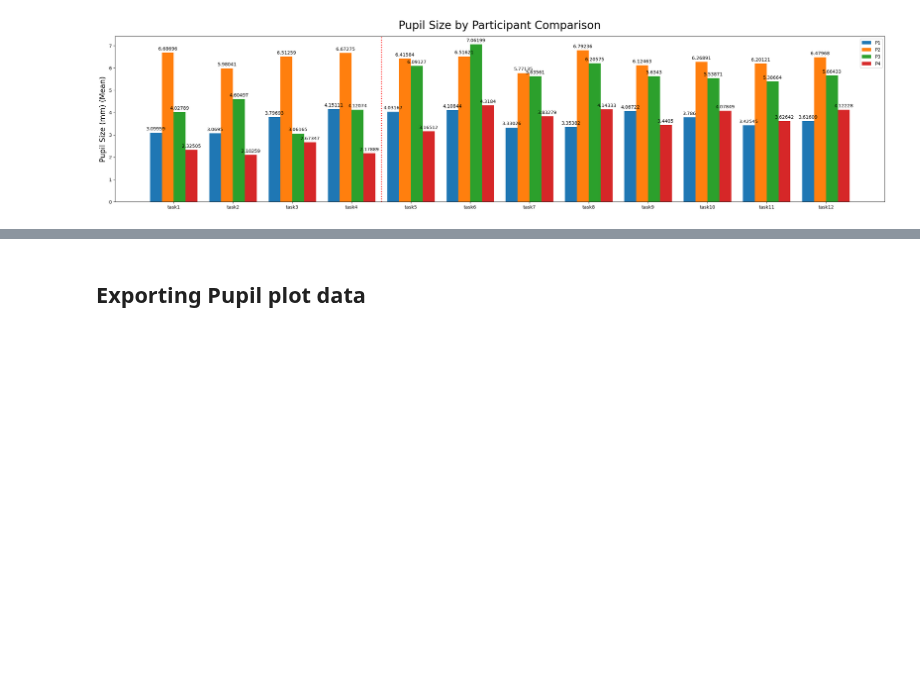
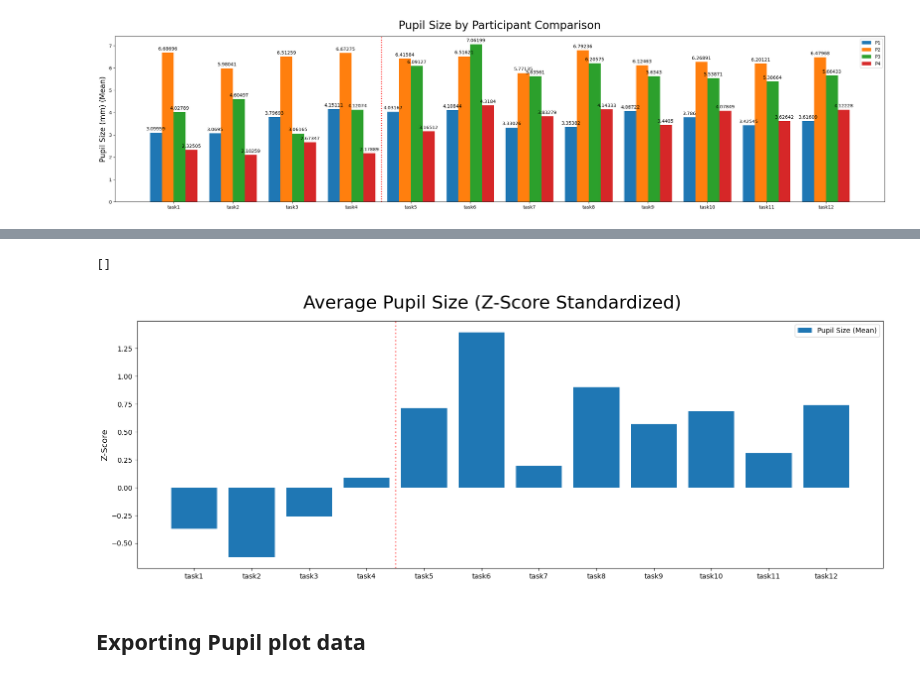
Before and after one commit to wnetzel/Pilot-Study, a Jupyter notebook: Notebooks/Pupils.ipynb, the cells around one changed output, grey strips where cells are left out. Drawn from its saved outputs; the diff is of its cells as text; code cells hidden in the pictures; blank space fills up the shorter version.

```diff
--- a/Notebooks/Pupils.ipynb
+++ b/Notebooks/Pupils.ipynb
@@ -482,0 +505,14 @@ plt.show()
+# %%
+# Making a new dataframe for Z-score means
+task_avg = pd.DataFrame(index=np.arange(1,13))
+task_avg.index.name = 'Task'
+
+# Using the Z-score values
+for prt in avg_pup_dict:
+    prt_avg = []
+    for tsk in avg_pup_dict[prt]:
+        prt_avg.append(avg_pup_dict[prt][tsk][tsk+'_zscore'])
+    task_avg[prt] = prt_avg
+
+# Adding column with Means
+task_avg['task_mean'] = task_avg.mean(axis=1)
@@ -483,3 +536,23 @@ plt.show()
+# %%
+fig, ax = plt.subplots(figsize=(16,6))
+
+fig.suptitle('Average Pupil Size (Z-Score Standardized)', fontsize=26)
+
+ax.bar(labels, task_avg['task_mean'], label='Pupil Size (Mean)')
+
+ax.set_ylabel('Z-Score', fontsize=12)
+
+# Border between Impro and Scales
+ax.axvline(x=3.5, ls=':', lw=2, c='r', alpha=0.5)
+
+ax.legend()
+
+plt.tight_layout()
+plt.savefig("./plots/pup_avg.pdf")
+plt.plot()
+# %% [output]
+[]
+[figure, added]
 # %% [markdown]
 ## Exporting Pupil plot data
 # %%
```
Also changed, not shown: parts of 19 cells of this notebook, 3 other files.
